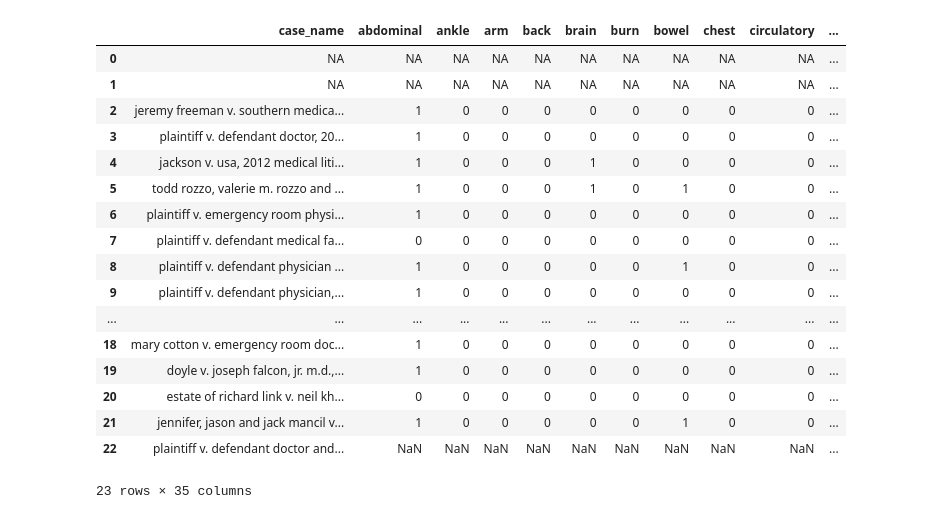
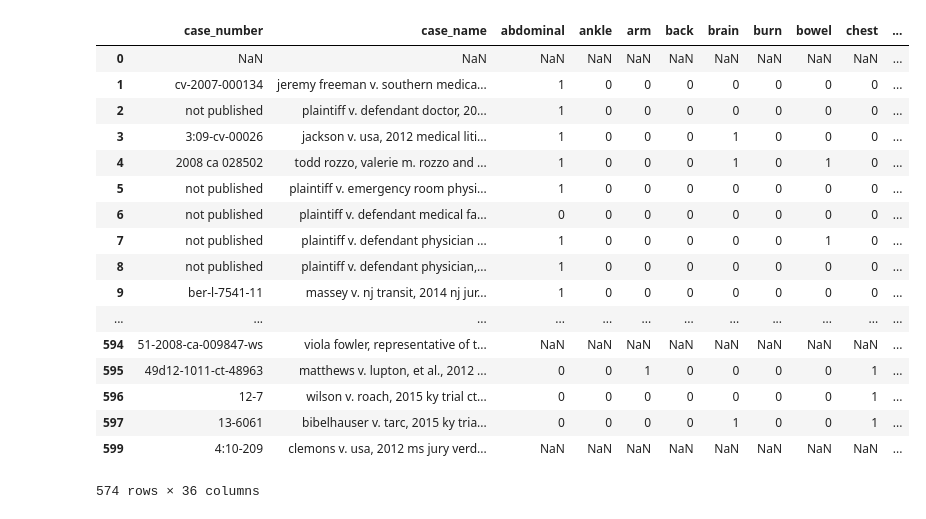
Before and after one commit to josephjavery1/pred-case-outcomes, a Jupyter notebook: WIW_createDF.ipynb, the cells around one changed output. Cells and saved outputs as stored; diff of their text form; code cells hidden in the pictures.

```diff
--- a/WIW_createDF.ipynb
+++ b/WIW_createDF.ipynb
@@ -7,6 +7,7 @@ import re
 from nltk.tokenize import word_tokenize
 from nltk.corpus import stopwords
 from string import punctuation
+import matplotlib.pyplot as plt
 
 # nltk.download("punkt")
 # nltk.download("stopwords")
@@ -21,13 +22,13 @@ from docx import Document
 wd = '/Users/Felicia/Documents/ComputationalLaw/'
 
 # import txt file
-with open('WIWpages.txt','r') as f_open:
+with open('merged_cleaned.txt','r') as f_open:
     data = f_open.read()
 
 # print(data)
 # %%
 # separate data into paragraphs, so each paragraph is 1 case
 
-data2 = re.split('\s{3,}',data) # This uses 3 consecutive whitespace chars as paragraph delimiter.
+data2 = re.split('\n----------\n',data) # This sets "\n----------\n" as paragraph delimiter.
 len(data2)
 # %% [output]
@@ -36,14 +37,14 @@ len(data2)
 # create empty dfs to fill
 columns = ['case_number', 'case_name', 'date', 'state', 'county',
            'amount', 'pertinent_info',
-           'plaintiff', 'defendant',
+           'plaintiff', 'defendant','numOfPlaintiff', 'numOfDefendant',
            'injury_list', 'event_narrative',
-           'mediator', 'judge', 'experts','attorneys']
+           'mediator', 'judge', 'experts','attorneys','gender','age']
 
 finaldf = pd.DataFrame(index=range(0,len(data2)), columns=columns)
 
-columns2 = ['case_name','abdominal', 'ankle', 'arm', 'back', 'brain', 'burn', 'bowel', 'chest', 'circulatory',
-            'ear', 'elbow', 'eye', 'face', 'foot', 'leg', 'genital', 'hand', 'head', 'heart',
+columns2 = ['case_number', 'case_name','abdominal', 'ankle', 'arm', 'back', 'brain', 'burn', 'bowel', 'chest',
+            'circulatory', 'ear', 'elbow', 'eye', 'face', 'foot', 'leg', 'genital', 'hand', 'head', 'heart',
             'hip', 'knee', 'liver', 'mouth', 'neck', 'nose', 'pelvic', 'shoulder', 'spinal',
             'thigh', 'whole_body', 'wrist', 'pancreas', 'psychological', 'death']
 
@@ -387,27 +417,30 @@ for x in range(0, len(data2)):
                     injury_df.loc[x, 'death'] = 0
                 else:
                     injury_df.loc[x, 'death'] = 1
-# %%
-injury_df
-# %% [output]
-|  | case_name | abdominal | ankle | arm | back | brain | burn | bowel | chest | circulatory | ... |
-| 0 | NA | NA | NA | NA | NA | NA | NA | NA | NA | NA | ... |
-| 1 | NA | NA | NA | NA | NA | NA | NA | NA | NA | NA | ... |
-| 2 | jeremy freeman v. southern medica... | 1 | 0 | 0 | 0 | 0 | 0 | 0 | 0 | 0 | ... |
-| 3 | plaintiff v. defendant doctor, 20... | 1 | 0 | 0 | 0 | 0 | 0 | 0 | 0 | 0 | ... |
-| 4 | jackson v. usa, 2012 medical liti... | 1 | 0 | 0 | 0 | 1 | 0 | 0 | 0 | 0 | ... |
-| 5 | todd rozzo, valerie m. rozzo and ... | 1 | 0 | 0 | 0 | 1 | 0 | 1 | 0 | 0 | ... |
-| 6 | plaintiff v. emergency room physi... | 1 | 0 | 0 | 0 | 0 | 0 | 0 | 0 | 0 | ... |
-| 7 | plaintiff v. defendant medical fa... | 0 | 0 | 0 | 0 | 0 | 0 | 0 | 0 | 0 | ... |
-| 8 | plaintiff v. defendant physician ... | 1 | 0 | 0 | 0 | 0 | 0 | 1 | 0 | 0 | ... |
-| 9 | plaintiff v. defendant physician,... | 1 | 0 | 0 | 0 | 0 | 0 | 0 | 0 | 0 | ... |
-| ... | ... | ... | ... | ... | ... | ... | ... | ... | ... | ... | ... |
-| 18 | mary cotton v. emergency room doc... | 1 | 0 | 0 | 0 | 0 | 0 | 0 | 0 | 0 | ... |
-| 19 | doyle v. joseph falcon, jr. m.d.,... | 1 | 0 | 0 | 0 | 0 | 0 | 0 | 0 | 0 | ... |
-| 20 | estate of richard link v. neil kh... | 0 | 0 | 0 | 0 | 0 | 0 | 0 | 0 | 0 | ... |
-| 21 | jennifer, jason and jack mancil v... | 1 | 0 | 0 | 0 | 0 | 0 | 1 | 0 | 0 | ... |
-| 22 | plaintiff v. defendant doctor and... | NaN | NaN | NaN | NaN | NaN | NaN | NaN | NaN | NaN | ... |
-23 rows × 35 columns
+# %%
+# remove duplicates of multiple casefiles (identify using case_number)
+# based on 2 columns to prevent dropped all of the "not published cases"
+injury_df = injury_df.drop_duplicates(subset=['case_number','case_name'])
+injury_df
+# %% [output]
+|  | case_number | case_name | abdominal | ankle | arm | back | brain | burn | bowel | chest | ... |
+| 0 | NaN | NaN | NaN | NaN | NaN | NaN | NaN | NaN | NaN | NaN | ... |
+| 1 | cv-2007-000134 | jeremy freeman v. southern medica... | 1 | 0 | 0 | 0 | 0 | 0 | 0 | 0 | ... |
+| 2 | not published | plaintiff v. defendant doctor, 20... | 1 | 0 | 0 | 0 | 0 | 0 | 0 | 0 | ... |
+| 3 | 3:09-cv-00026 | jackson v. usa, 2012 medical liti... | 1 | 0 | 0 | 0 | 1 | 0 | 0 | 0 | ... |
+| 4 | 2008 ca 028502 | todd rozzo, valerie m. rozzo and ... | 1 | 0 | 0 | 0 | 1 | 0 | 1 | 0 | ... |
+| 5 | not published | plaintiff v. emergency room physi... | 1 | 0 | 0 | 0 | 0 | 0 | 0 | 0 | ... |
+| 6 | not published | plaintiff v. defendant medical fa... | 0 | 0 | 0 | 0 | 0 | 0 | 0 | 0 | ... |
+| 7 | not published | plaintiff v. defendant physician ... | 1 | 0 | 0 | 0 | 0 | 0 | 1 | 0 | ... |
+| 8 | not published | plaintiff v. defendant physician,... | 1 | 0 | 0 | 0 | 0 | 0 | 0 | 0 | ... |
+| 9 | ber-l-7541-11 | massey v. nj transit, 2014 nj jur... | 1 | 0 | 0 | 0 | 0 | 0 | 0 | 0 | ... |
+| ... | ... | ... | ... | ... | ... | ... | ... | ... | ... | ... | ... |
+| 594 | 51-2008-ca-009847-ws | viola fowler, representative of t... | NaN | NaN | NaN | NaN | NaN | NaN | NaN | NaN | ... |
+| 595 | 49d12-1011-ct-48963 | matthews v. lupton, et al., 2012 ... | 0 | 0 | 1 | 0 | 0 | 0 | 0 | 1 | ... |
+| 596 | 12-7 | wilson v. roach, 2015 ky trial ct... | 0 | 0 | 0 | 0 | 0 | 0 | 0 | 1 | ... |
+| 597 | 13-6061 | bibelhauser v. tarc, 2015 ky tria... | 0 | 0 | 0 | 0 | 1 | 0 | 0 | 1 | ... |
+| 599 | 4:10-209 | clemons v. usa, 2012 ms jury verd... | NaN | NaN | NaN | NaN | NaN | NaN | NaN | NaN | ... |
+574 rows × 36 columns
 # %%
 # Combine data frames
 
```
Also changed, not shown: parts of 13 cells of this notebook.
